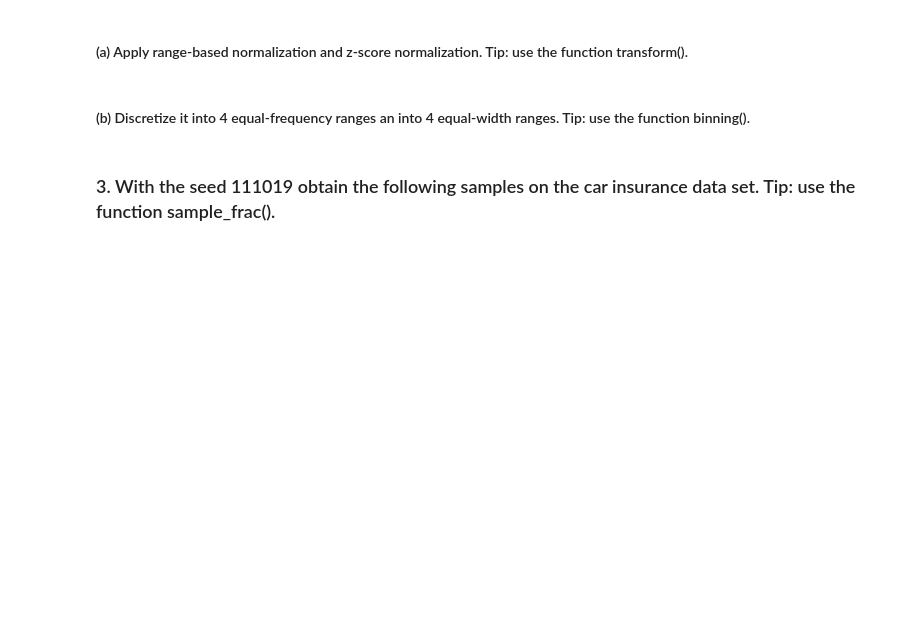
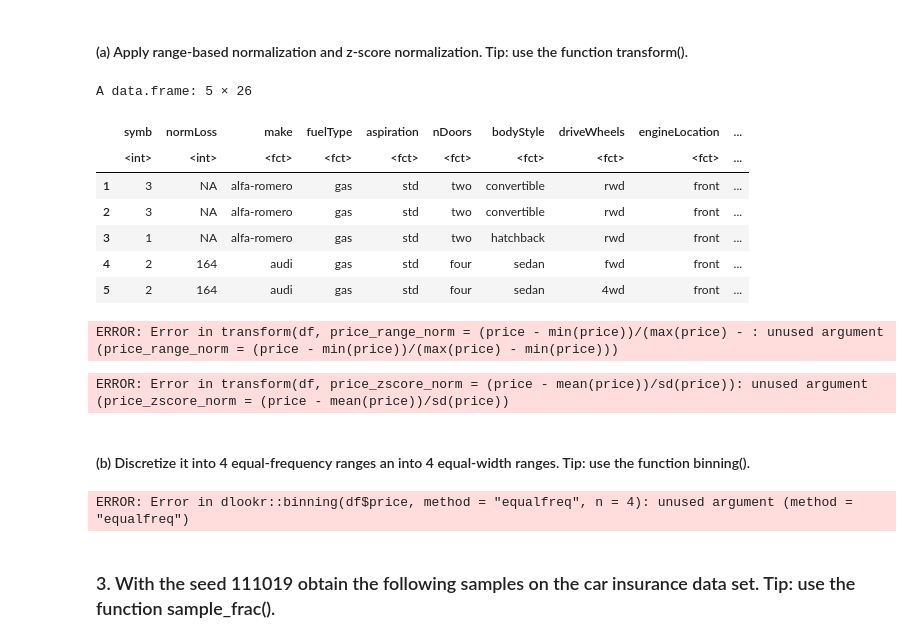
Before and after one commit to PaolaMaribel18/hands-on-2023A, a Jupyter notebook: notebooks/02-dataquality.ipynb, the cells around one changed output. Saved outputs shown, nothing was run; the diff lists cells and outputs as text; code cells hidden in the pictures; blank space fills up the shorter version.

```diff
--- a/notebooks/02-dataquality.ipynb
+++ b/notebooks/02-dataquality.ipynb
@@ -265,7 +298,33 @@ A data.frame: 477 × 26
 # %% [markdown]
 #### (a) Apply range-based normalization and z-score normalization. Tip: use the function transform().
+# %%
+head(df,5)
+# %% [output]
+A data.frame: 5 × 26
+|  | symb | normLoss | make | fuelType | aspiration | nDoors | bodyStyle | driveWheels | engineLocation | ... |
+|  | <int> | <int> | <fct> | <fct> | <fct> | <fct> | <fct> | <fct> | <fct> | ... |
+| 1 | 3 | NA | alfa-romero | gas | std | two | convertible | rwd | front | ... |
+| 2 | 3 | NA | alfa-romero | gas | std | two | convertible | rwd | front | ... |
+| 3 | 1 | NA | alfa-romero | gas | std | two | hatchback | rwd | front | ... |
+| 4 | 2 | 164 | audi | gas | std | four | sedan | fwd | front | ... |
+| 5 | 2 | 164 | audi | gas | std | four | sedan | 4wd | front | ... |
+# %%
+# Range-based normalization
+df$price_range_norm <- transform(df, price_range_norm = (price - min(price)) / (max(price) - min(price)))$price_range_norm
+# %% [output]
+ERROR: Error in transform(df, price_range_norm = (price - min(price))/(max(price) - : unused argument (price_range_norm = (price - min(price))/(max(price) - min(price)))
+# %%
+# Z-score normalization
+df$price_zscore_norm <- transform(df, price_zscore_norm = (price - mean(price)) / sd(price))$price_zscore_norm
+# %% [output]
+ERROR: Error in transform(df, price_zscore_norm = (price - mean(price))/sd(price)): unused argument (price_zscore_norm = (price - mean(price))/sd(price))
 # %% [markdown]
 #### (b) Discretize it into 4 equal-frequency ranges an into 4 equal-width ranges. Tip: use the function binning().
+# %%
+# Equal-frequency binning
+df$price_eqfreq <- dlookr::binning(df$price, method = "equalfreq", n = 4)
+# %% [output]
+ERROR: Error in dlookr::binning(df$price, method = "equalfreq", n = 4): unused argument (method = "equalfreq")
 # %% [markdown]
 ### 3. With the seed 111019 obtain the following samples on the car insurance data set. Tip: use the function sample_frac().
 # %% [markdown]
```
Also changed, not shown: parts of 1 cell of this notebook.
